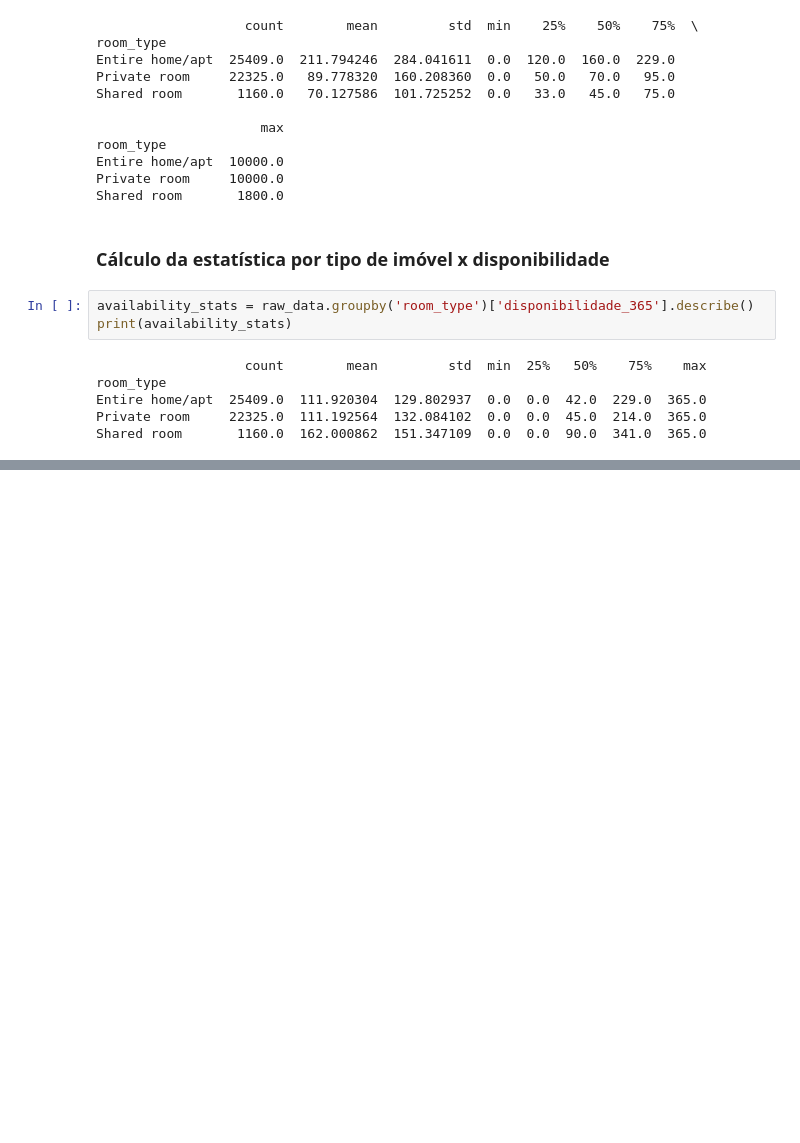
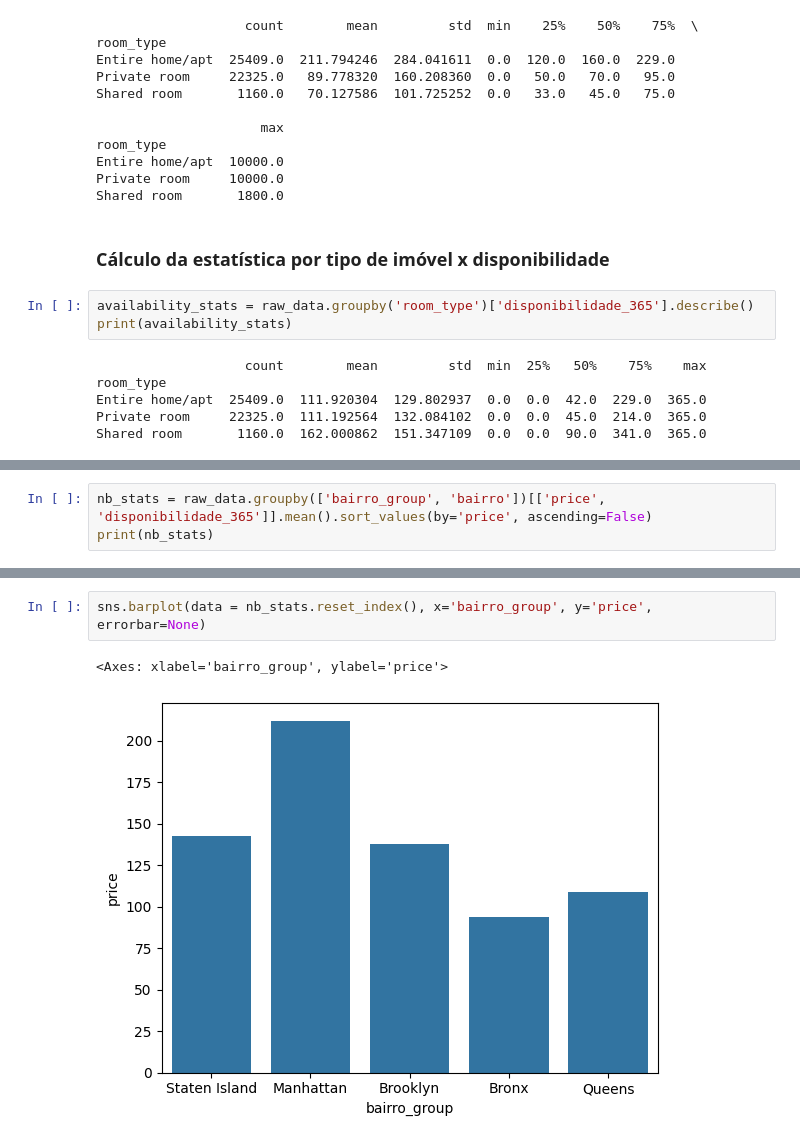
Before and after one commit to rafaeloliveiralopes/rental_price_prevision_model, a Jupyter notebook: rent_price_model_pred.ipynb, the cells around one changed output, grey strips where cells are left out. Saved outputs shown, nothing was run; the diff lists cells and outputs as text; blank space fills up the shorter version.

Commit message:
feat(eda): Analyze relationship between neighborhoods and rental prices

```diff
--- a/rent_price_model_pred.ipynb
+++ b/rent_price_model_pred.ipynb
@@ -238,0 +241,3 @@ Shared room       1160.0  162.000862  151.347109  0.0  0.0  90.0  341.0  365.0
+# %%
+nb_stats = raw_data.groupby(['bairro_group', 'bairro'])[['price', 'disponibilidade_365']].mean().sort_values(by='price', ascending=False)
+print(nb_stats)
@@ -238,0 +260,5 @@ Shared room       1160.0  162.000862  151.347109  0.0  0.0  90.0  341.0  365.0
+# %%
+sns.barplot(data = nb_stats.reset_index(), x='bairro_group', y='price', errorbar=None)
+# %% [output]
+<Axes: xlabel='bairro_group', ylabel='price'>
+[figure, added]
```
Also changed, not shown: parts of 2 cells of this notebook.
